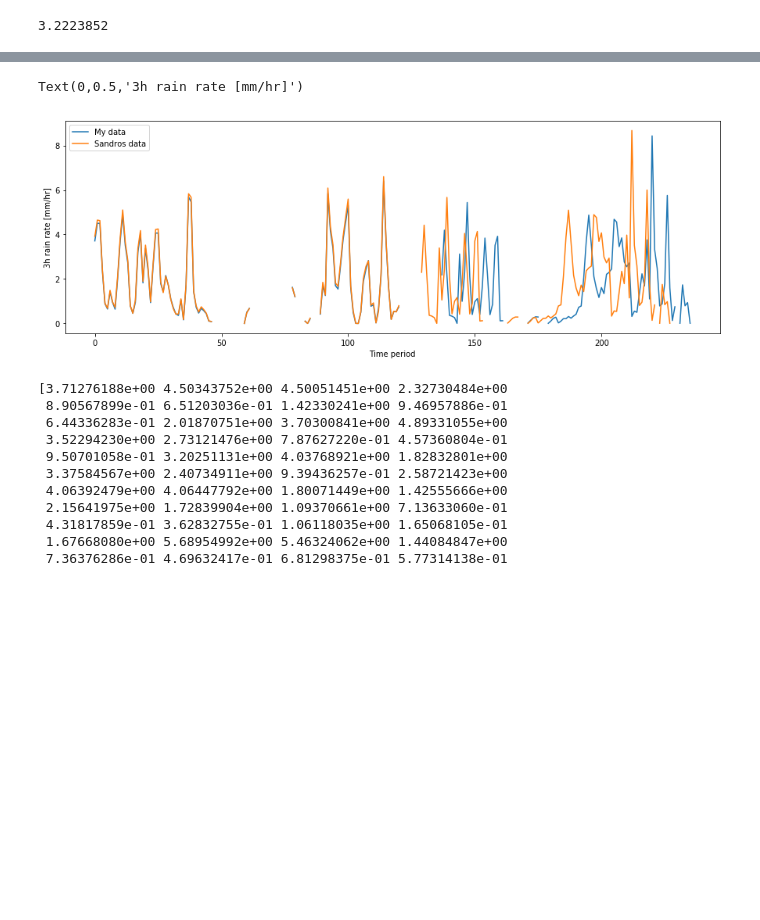
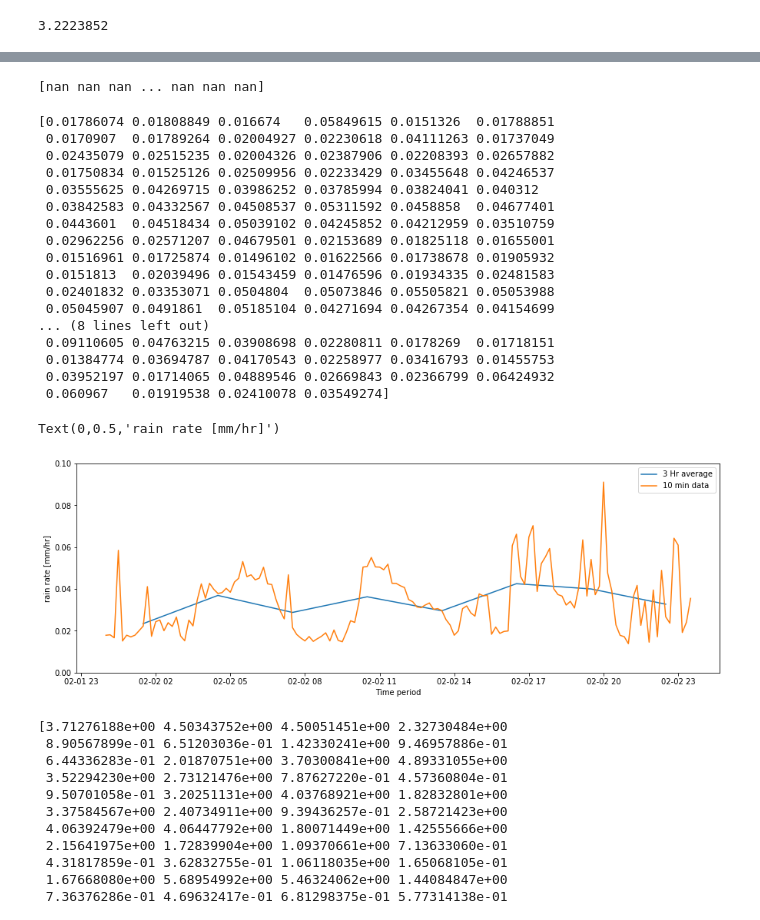
Before and after one commit to rcjackson/various_notebooks, a Jupyter notebook: Ophelia_collaboration.ipynb, the cells around one changed output, grey strips where cells are left out. Saved outputs shown, nothing was run; the diff lists cells and outputs as text; code cells hidden in the pictures; blank space fills up the shorter version.

```diff
--- a/Ophelia_collaboration.ipynb
+++ b/Ophelia_collaboration.ipynb
@@ -15,9 +27,9 @@ Populating the interactive namespace from numpy and matplotlib
 # %%
-def get_rainfall_rate(filename):
+def get_rainfall_rate(filename, level=3):
     grid = pyart.io.read_grid(filename, include_fields="radar_estimated_rain_rate")
-    rr = grid.fields["radar_estimated_rain_rate"]["data"][2]
+    rr = grid.fields["radar_estimated_rain_rate"]["data"][level]
     del grid
-    return rr.filled(np.nan)
+    return rr.filled(0)
 
 def get_mean_rr_rate_in_box(filename, level=3):
     grid = pyart.io.read_grid(filename, include_fields="radar_estimated_rain_rate")
@@ -31,4 +43,4 @@ def get_mean_rr_rate_in_box(filename, level=3):
 
 def get_file_time(filename):
     our_parts = filename.split("/")
-    return datetime.datetime.strptime(our_parts[-1], "CPOL_%Y%m%d_%H%M_GRIDS_2500m.nc")
+    return datetime.datetime.strptime(our_parts[-1], "twp10cpolgrid150.b2.%Y%m%d.%H%M%S.nc")
@@ -35,5 +51,5 @@ def get_file_time(filename):
 # %%
-list_of_files = glob.glob('/lcrc/group/earthscience/radar/CPOL_level_1b/GRIDDED/GRID_150km_2500m/2006/200604*/**/*.nc', recursive=True)
+list_of_files = glob.glob('/lcrc/group/earthscience/rjackson/CPOL/grid_150km_2500m/**/*.nc', recursive=True)
 list_of_files = sorted(list_of_files)
 file_times = np.array([get_file_time(x) for x in list_of_files])
 # %%
@@ -105,10 +130,13 @@ Wall time: 1min 17s
 # %%
 # Create 3 hourly intervals from start time to end time
 our_time_bins = np.array(pd.date_range(file_times.min(), file_times.max(), freq='3H').values)
-print(our_time_bins.shape)
+print(our_time_bins)
 ftimes_np64 = [np.datetime64(x) for x in file_times]
-my_rr_array = np.zeros(len(our_time_bins)-1)
-for i in range(len(my_rr_array)):
-    ave_inds = np.where(np.logical_and(ftimes_np64 >= our_time_bins[i], ftimes_np64 < our_time_bins[i+1]))
+my_rr_array = np.zeros(len(our_time_bins))
+for i in range(len(our_time_bins)):
+    if i < len(our_time_bins)-1:
+        ave_inds = np.where(np.logical_and(ftimes_np64 >= our_time_bins[i], ftimes_np64 < our_time_bins[i+1]))
+    else:
+        ave_inds = np.where(ftimes_np64 >= our_time_bins[i])
     my_rr_array[i] = np.nanmean(timeseries[ave_inds])
 # %% [output]
@@ -116,3 +198,8 @@ for i in range(len(my_rr_array)):
+# %%
+sandros_rr_data = parse_array_file('z1500_20years.txt')
+print(sandros_rr_data)
+# %% [output]
+[nan nan nan ... nan nan nan]
 # %%
 sandros_rr_data = np.array([[  3.91665268e+00,   4.64748192e+00,   4.62208271e+00,   2.38778043e+00,
     9.15844202e-01,   6.85004056e-01,   1.49290180e+00,   9.71136749e-01],
@@ -174,14 +261,34 @@ sandros_rr_data = np.array([[  3.91665268e+00,   4.64748192e+00,   4.62208271e+0
                nan,              nan,              nan,   1.19830377e-03]])
 # %%
 plt.figure(figsize=(15,5))
-plt.plot(my_rr_array, label='My data')
-plt.plot(sandros_rr_data.flatten(), label='Sandros data')
+plt.plot(our_time_bins+np.timedelta64(1, 'h')+np.timedelta64(30, 'm'), my_rr_array, label='3 Hr average')
+plt.plot(file_times, timeseries, label="10 min data")
+#plt.plot(sandros_rr_data.flatten(), label='Sandros data')
 plt.legend()
+plt.ylim([0, 0.10])
+print(timeseries)
 plt.xlabel('Time period')
-plt.ylabel('3h rain rate [mm/hr]')
+plt.ylabel('rain rate [mm/hr]')
 # %% [output]
-Text(0,0.5,'3h rain rate [mm/hr]')
+[0.01786074 0.01808849 0.016674   0.05849615 0.0151326  0.01788851
+ 0.0170907  0.01789264 0.02004927 0.02230618 0.04111263 0.01737049
+ 0.02435079 0.02515235 0.02004326 0.02387906 0.02208393 0.02657882
+ 0.01750834 0.01525126 0.02509956 0.02233429 0.03455648 0.04246537
+ 0.03555625 0.04269715 0.03986252 0.03785994 0.03824041 0.040312
+ 0.03842583 0.04332567 0.04508537 0.05311592 0.0458858  0.04677401
+ 0.0443601  0.04518434 0.05039102 0.04245852 0.04212959 0.03510759
+ 0.02962256 0.02571207 0.04679501 0.02153689 0.01825118 0.01655001
+ 0.01516961 0.01725874 0.01496102 0.01622566 0.01738678 0.01905932
+ 0.0151813  0.02039496 0.01543459 0.01476596 0.01934335 0.02481583
+ 0.02401832 0.03353071 0.0504804  0.05073846 0.05505821 0.05053988
+ 0.05045907 0.0491861  0.05185104 0.04271694 0.04267354 0.04154699
+... (8 lines left out)
+ 0.09110605 0.04763215 0.03908698 0.02280811 0.0178269  0.01718151
+ 0.01384774 0.03694787 0.04170543 0.02258977 0.03416793 0.01455753
+ 0.03952197 0.01714065 0.04889546 0.02669843 0.02366799 0.06424932
+ 0.060967   0.01919538 0.02410078 0.03549274]
+Text(0,0.5,'rain rate [mm/hr]')
-[figure, old version]
+[figure, new version]
 # %%
 print(my_rr_array)
 # %% [output]
```
Also changed, not shown: parts of 44 cells of this notebook.
